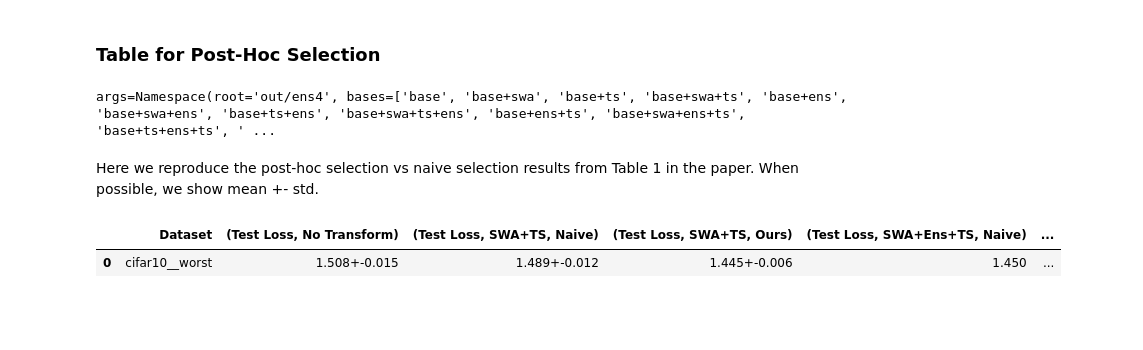
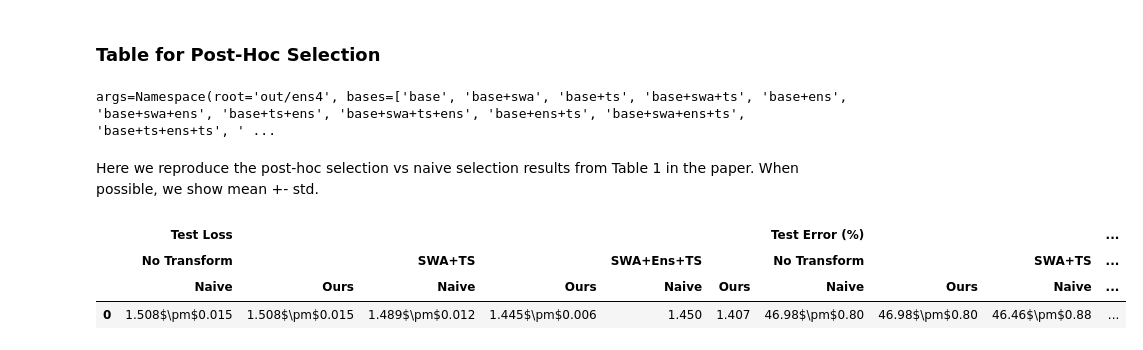
Before and after one commit to rishabh-ranjan/post-hoc-reversal, a Jupyter notebook: nbs/cifar.ipynb, the cells around one changed output. Drawn from its saved outputs; the diff is of its cells as text; code cells hidden in the pictures; blank space fills up the shorter version.

Commit message:
programmatic post-hoc selection

```diff
--- a/nbs/cifar.ipynb
+++ b/nbs/cifar.ipynb
@@ -213,21 +212,35 @@ args=Namespace(root='out/ens4', bases=['base', 'base+swa', 'base+ts', 'base+swa+
 kv = KeyValStore(f"out/ens{os.environ['ENSEMBLE_SIZE']}")
 # %% [markdown]
 Here we reproduce the post-hoc selection vs naive selection results from Table 1 in the paper. When possible, we show mean +- std.
-# %%
-raw = [{
-    "Dataset": f"{os.environ['DATASET']}__{os.environ['NOISE']}",
-    ("Test Loss", "No Transform"): f'{kv.load(f"sel=pre/obj=nll/nll/test/base").float().mean().item():.3f}+-{kv.load(f"sel=pre/obj=nll/nll/test/base").float().std().item():.3f}',
-    ("Test Loss", "SWA+TS", "Naive"): f'{kv.load(f"sel=pre/obj=nll/nll/test/base+swa+ts").float().mean().item():.3f}+-{kv.load(f"sel=pre/obj=nll/nll/test/base+swa+ts").float().std().item():.3f}',
-    ("Test Loss", "SWA+TS", "Ours"): f'{kv.load(f"sel=post/obj=nll/nll/test/base+swa+ts").float().mean().item():.3f}+-{kv.load(f"sel=post/obj=nll/nll/test/base+swa+ts").float().std().item():.3f}',
-    ("Test Loss", "SWA+Ens+TS", "Naive"): f'{kv.load(f"sel=pre/obj=nll/nll/test/base+swa+ts+ens+ts").float().item():.3f}',
-    ("Test Loss", "SWA+Ens+TS", "Ours"): f'{kv.load(f"sel=post/obj=nll/nll/test/base+swa+ts+ens+ts").float().item():.3f}',
-    ("Test Error (%)", "No Transform"): f'{kv.load(f"sel=pre/obj=err/err/test/base").float().mean().item() * 100:.2f}+-{kv.load(f"sel=pre/obj=err/err/test/base").float().mean().item() * 100:.2f}',
-    ("Test Error (%)", "SWA+TS", "Naive"): f'{kv.load(f"sel=pre/obj=err/err/test/base+swa+ts").float().mean().item() * 100:.2f}+-{kv.load(f"sel=pre/obj=err/err/test/base+swa+ts").float().std().item() * 100:.2f}',
-    ("Test Error (%)", "SWA+TS", "Ours"): f'{kv.load(f"sel=post/obj=err/err/test/base+swa+ts").float().mean().item() * 100:.2f}+-{kv.load(f"sel=post/obj=err/err/test/base+swa+ts").float().std().item() * 100:.2f}',
-    ("Test Error (%)", "SWA+Ens+TS", "Naive"): f'{kv.load(f"sel=pre/obj=err/err/test/base+swa+ts+ens+ts").float().item() * 100:.2f}',
-    ("Test Error (%)", "SWA+Ens+TS", "Ours"): f'{kv.load(f"sel=post/obj=err/err/test/base+swa+ts+ens+ts").float().item() * 100:.2f}',
-}]
-pd.DataFrame(raw)
-# %% [output]
-|  | Dataset | (Test Loss, No Transform) | (Test Loss, SWA+TS, Naive) | (Test Loss, SWA+TS, Ours) | (Test Loss, SWA+Ens+TS, Naive) | ... |
-| 0 | cifar10__worst | 1.508+-0.015 | 1.489+-0.012 | 1.445+-0.006 | 1.450 | ... |
+# %%
+txt = {
+    "nll": "Test Loss",
+    "err": "Test Error (%)",
+    "base": "No Transform",
+    "base+swa+ts": "SWA+TS",
+    "base+swa+ts+ens+ts": "SWA+Ens+TS",
+    "pre": "Naive",
+    "post": "Ours",
+}
+# %%
+rec = {}
+for metric in ["nll", "err"]:
+    scale = 100 if metric == "err" else 1
+    fmt = ".2f" if metric == "err" else ".3f"
+
+    for tr in ["base", "base+swa+ts", "base+swa+ts+ens+ts"]:
+        for sel in ["pre", "post"]:
+            key = (txt[metric], txt[tr], txt[sel])
+            kv_key = f"sel={sel}/obj={metric}/{metric}/test/{tr}"
+            kv_val = kv.load(kv_key).float() * scale
+            if "ens" in tr:
+                val = f"{kv_val.item():{fmt}}"
+            else:
+                val = f"{kv_val.mean().item():{fmt}}$\\pm${kv_val.std().item():{fmt}}"
+            rec[key] = [val]
+pd.DataFrame(rec)
+# %% [output]
+|  | Test Loss |  |  |  |  |  | Test Error (%) |  |  | ... |
+|  | No Transform |  | SWA+TS |  | SWA+Ens+TS |  | No Transform |  | SWA+TS | ... |
+|  | Naive | Ours | Naive | Ours | Naive | Ours | Naive | Ours | Naive | ... |
+| 0 | 1.508$\pm$0.015 | 1.508$\pm$0.015 | 1.489$\pm$0.012 | 1.445$\pm$0.006 | 1.450 | 1.407 | 46.98$\pm$0.80 | 46.98$\pm$0.80 | 46.46$\pm$0.88 | ... |
```
Also changed, not shown: parts of 3 cells of this notebook.
